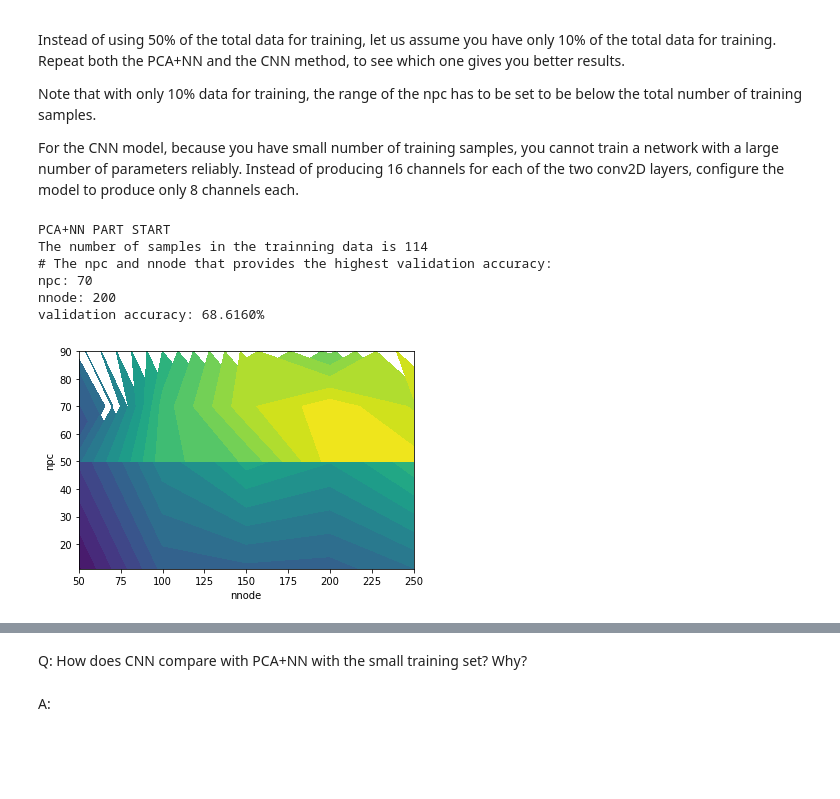
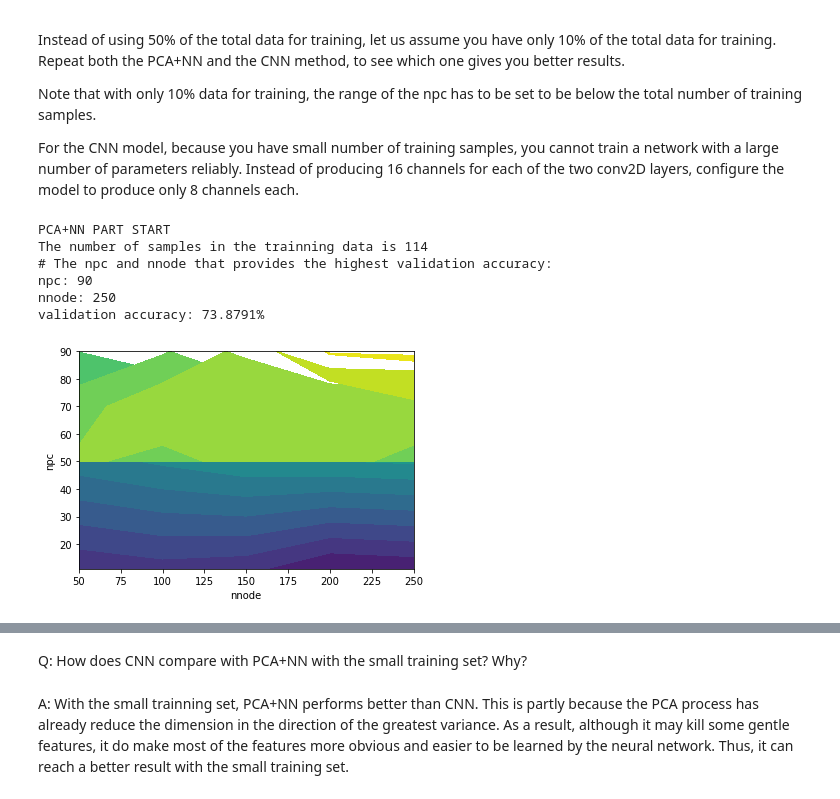
Before and after one commit to scwsdhr/9123_introml, a Jupyter notebook: 09/Lab09a_pca_NN_CNN_partial.ipynb, the cells around one changed output, grey strips where cells are left out. Saved outputs shown, nothing was run; the diff lists cells and outputs as text; code cells hidden in the pictures; blank space fills up the shorter version.

```diff
--- a/09/Lab09a_pca_NN_CNN_partial.ipynb
+++ b/09/Lab09a_pca_NN_CNN_partial.ipynb
@@ -128,7 +128,7 @@ from keras import optimizers
 
 batch_size = 100
 epochs = 10
-lrate = 0.001
+lrate = 0.006
 decay = lrate/epochs
 
 opt = optimizers.Adam(lr=lrate)
@@ -252,6 +252,11 @@ y_test = keras.utils.to_categorical(y_test, n_classes)
 # TO DO
 from keras.layers import Dense, Dropout, Activation, Flatten
 from keras.layers import Conv2D, MaxPooling2D
+
+batch_size = 100
+epochs = 40
+lrate_cnn = 0.001
+decay_cnn = lrate_cnn/epochs
 
 K.clear_session()
 
@@ -271,7 +276,7 @@ model.add(Dense(200, activation='relu'))
 model.add(Dense(n_classes, activation='softmax'))
 
 # initiate Adam optimizer
-opt = keras.optimizers.adam(lr=lrate, decay=decay)
+opt = keras.optimizers.adam(lr=lrate_cnn, decay=decay_cnn)
 
 # Let's train the model using Adam
 model.compile(loss='categorical_crossentropy',
@@ -448,38 +450,38 @@ model.add(MaxPooling2D(pool_size=(2, 2)))
 model.add(Flatten())
 model.add(Dense(200, activation='relu'))
 model.add(Dense(n_classes, activation='softmax'))
 
 # initiate Adam optimizer
-opt = keras.optimizers.adam(lr=lrate, decay=decay)
+opt = keras.optimizers.adam(lr=lrate_cnn, decay=decay_cnn)
 
 # Let's train the model using Adam
 model.compile(loss='categorical_crossentropy',
               optimizer=opt,
               metrics=['accuracy'])
 print(model.summary())
 
 # Fit the model using batch size=100, epochs = 40
 # Print the accuracy on the validation set
 batch_size = 100
 epochs = 40
 
 np.random.seed()
 hist_cnn = model.fit(x_train, y_train,
           batch_size=batch_size,
           epochs=epochs,
           validation_data=(x_test, y_test),
           shuffle=True)
 
 print('CNN PART END')
 print('------------------')
 # %% [output]
 PCA+NN PART START
 The number of samples in the trainning data is 114
 # The npc and nnode that provides the highest validation accuracy:
-npc: 70
-nnode: 200
-validation accuracy: 68.6160%
+npc: 90
+nnode: 250
+validation accuracy: 73.8791%
-[figure, old version]
+[figure, new version]
 PCA+NN PART END
 ------------------
 CNN PART START
@@ -499,5 +501,5 @@ CNN PART END
 ------------------
 # %% [markdown]
 Q: How does CNN compare with PCA+NN with the small training set? Why?
-# %% [markdown]
-A:
+# %% [markdown]
+A: With the small trainning set, PCA+NN performs better than CNN. This is partly because the PCA process has already reduce the dimension in the direction of the greatest variance. As a result, although it may kill some gentle features, it do make most of the features more obvious and easier to be learned by the neural network. Thus, it can reach a better result with the small training set.
```
Also changed, not shown: parts of 8 cells of this notebook, 9 other files.
